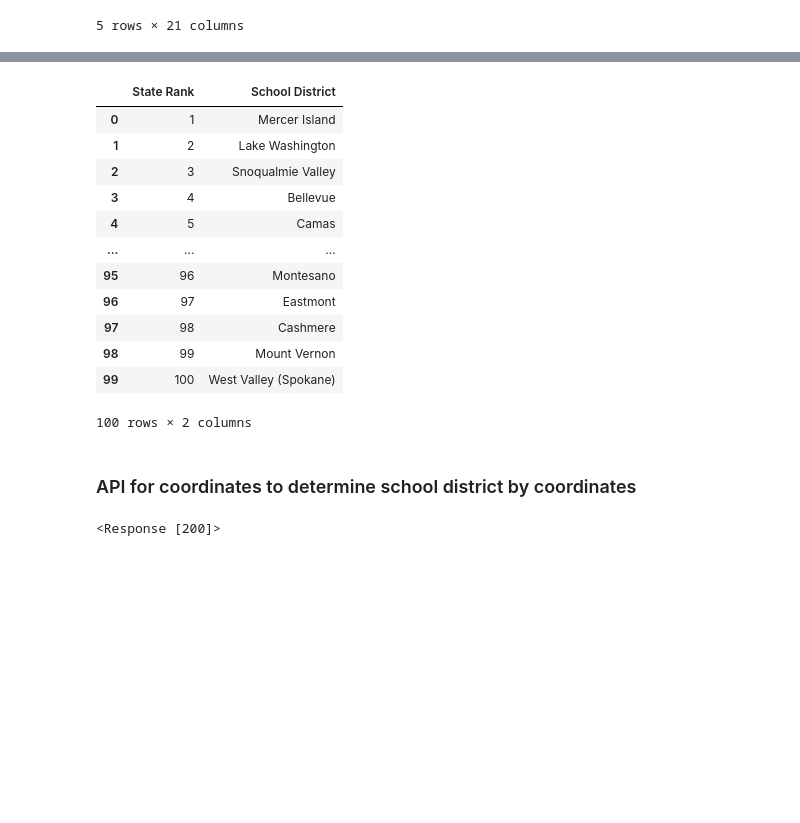
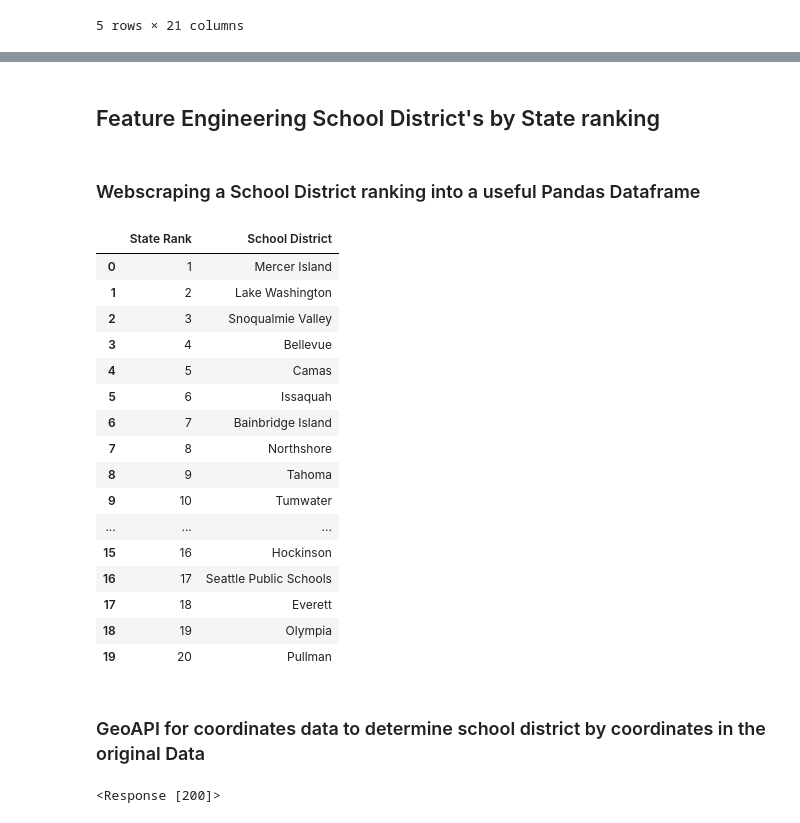
Before and after one commit to Joshua-Hill-Science/linear_regression_project, a Jupyter notebook: notebooks/exploratory/Josh/Josh_First_Exploration.ipynb, the cells around one changed output, grey strips where cells are left out. Drawn from its saved outputs; the diff is of its cells as text; code cells hidden in the pictures; blank space fills up the shorter version.

```diff
--- a/notebooks/exploratory/Josh/Josh_First_Exploration.ipynb
+++ b/notebooks/exploratory/Josh/Josh_First_Exploration.ipynb
@@ -54,6 +57,10 @@ Data columns (total 21 columns):
  20  sqft_lot15     21420 non-null  int64
 dtypes: float64(8), int64(11), object(2)
 memory usage: 3.6+ MB
+# %% [markdown]
+## Feature Engineering School District's by State ranking
+# %% [markdown]
+### Webscraping a School District ranking into a useful Pandas Dataframe
 # %%
 url = 'https://backgroundchecks.org/top-school-districts-in-washington-2018.html'
 response = requests.get(url,timeout=30)
@@ -65,21 +72,25 @@ df_school["School District"]=df_school["School District"].str.replace(" School D
 # %%
 df_school.drop(columns=("State"),inplace=True)
 # %%
-df_school
+df_school.head(20)
 # %% [output]
 |  | State Rank | School District |
 | 0 | 1 | Mercer Island |
 | 1 | 2 | Lake Washington |
 | 2 | 3 | Snoqualmie Valley |
 | 3 | 4 | Bellevue |
 | 4 | 5 | Camas |
+| 5 | 6 | Issaquah |
+| 6 | 7 | Bainbridge Island |
+| 7 | 8 | Northshore |
+| 8 | 9 | Tahoma |
+| 9 | 10 | Tumwater |
 | ... | ... | ... |
-| 95 | 96 | Montesano |
-| 96 | 97 | Eastmont |
-| 97 | 98 | Cashmere |
-| 98 | 99 | Mount Vernon |
-| 99 | 100 | West Valley (Spokane) |
+| 15 | 16 | Hockinson |
+| 16 | 17 | Seattle Public Schools |
+| 17 | 18 | Everett |
+| 18 | 19 | Olympia |
+| 19 | 20 | Pullman |
-100 rows × 2 columns
 # %% [markdown]
-### API for coordinates to determine school district by coordinates
+### GeoAPI for coordinates data to determine school district by coordinates in the original Data
 # %%
```
Also changed, not shown: parts of 43 cells of this notebook, 7 other files.
